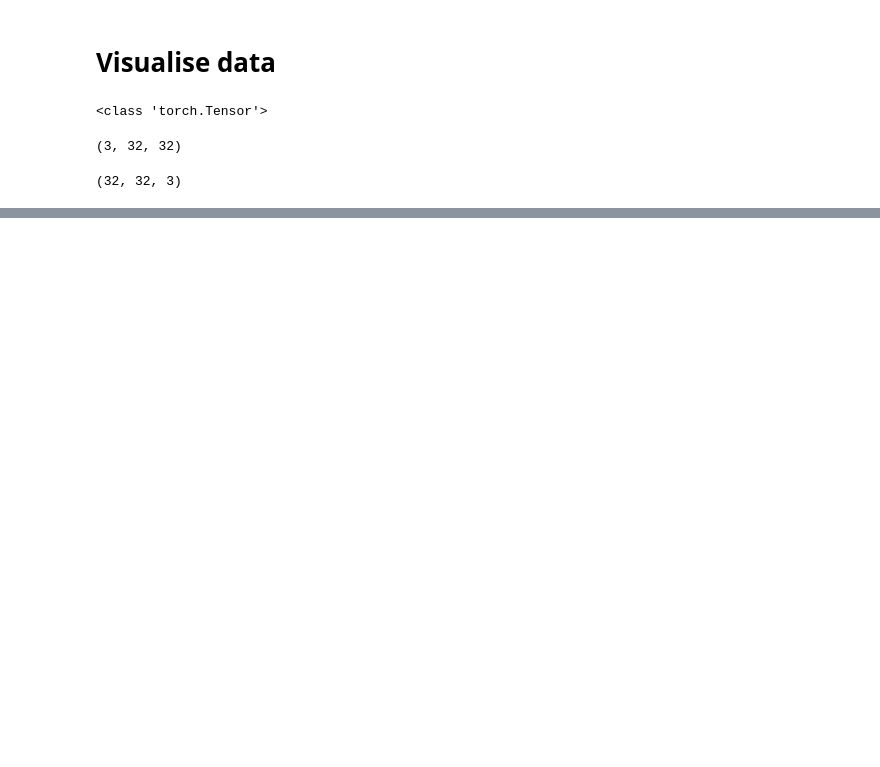
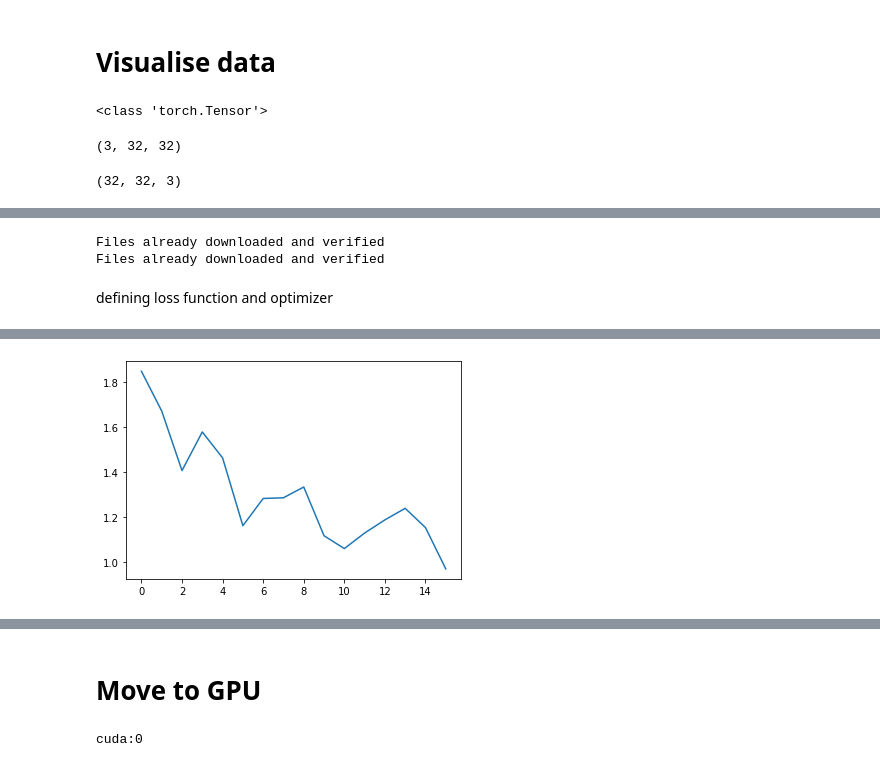
Before and after one commit to Arpitkamal/Deep-Learning--108--Convolutional-Neural-Netwokr, a Jupyter notebook: PyTorchCNN.ipynb, the cells around one changed output, grey strips where cells are left out. Drawn from its saved outputs; the diff is of its cells as text; code cells hidden in the pictures; blank space fills up the shorter version.

```diff
--- a/PyTorchCNN.ipynb
+++ b/PyTorchCNN.ipynb
@@ -78,0 +257,56 @@ ship dog plane cat
+# %%
+batch_size = 128
+trainset = torchvision.datasets.CIFAR10(root='./data', train=True, download=True, transform=transforms.ToTensor())
+trainloader = torch.utils.data.DataLoader(trainset, batch_size=batch_size, shuffle=True)
+testset = torchvision.datasets.CIFAR10(root='./data', train=False, download=True, transform=transforms.ToTensor())
+testloader = torch.utils.data.DataLoader(testset, batch_size=batch_size, shuffle=False)
+# %% [output]
+Files already downloaded and verified
+Files already downloaded and verified
+# %%
+def evaluation(dataloader):
+  total, correct = 0,0
+  for data in dataloader:
+    inputs, labels = data # ground truth
+    outputs = net(inputs) # model prediction
+    _, pred = torch.max(outputs.data, 1)
+    total += labels.size(0)
+    correct += (pred == labels).sum().item()
+  return 100 * correct / total
+# %%
+net = LeNet()
+# %% [markdown]
+defining loss function and optimizer
+# %%
+import torch.optim as optim
+
+loss_fn = nn.CrossEntropyLoss()
+opt = optim.Adam(net.parameters())
+# %%
+%%time
+loss_arr = []
+loss_epoch_arr = []
+max_epochs = 16
+
+for epoch in range(max_epochs):
+
+  for i, data in enumerate(trainloader, 0):
+
+    inputs, labels = data
+
+    opt.zero_grad()   # reset previous gradient
+
+    outputs = net(inputs) # forward pass
+    loss = loss_fn(outputs, labels)  # loss computation
+    loss.backward()       # losss backward pass
+    opt.step()            # updating parameters
+
+    loss_arr.append(loss.item()) # storing loss
+
+  loss_epoch_arr.append(loss.item())
+
+  print('Epoch: %d/%d, Test acc: %0.2f, Train acc: %0.2f'%(epoch, max_epochs, evaluation(testloader), evaluation(trainloader)))
+
+plt.plot(loss_epoch_arr)
+plt.show()
+# %% [output]
@@ -78,0 +329 @@ ship dog plane cat
+[figure, added]
@@ -78,0 +332,7 @@ ship dog plane cat
+# %% [markdown]
+# Move to GPU
+# %%
+device = torch.device("cuda:0" if torch.cuda.is_available() else "cpu")
+print(device)
+# %% [output]
+cuda:0
```
Also changed, not shown: parts of 34 cells of this notebook.
